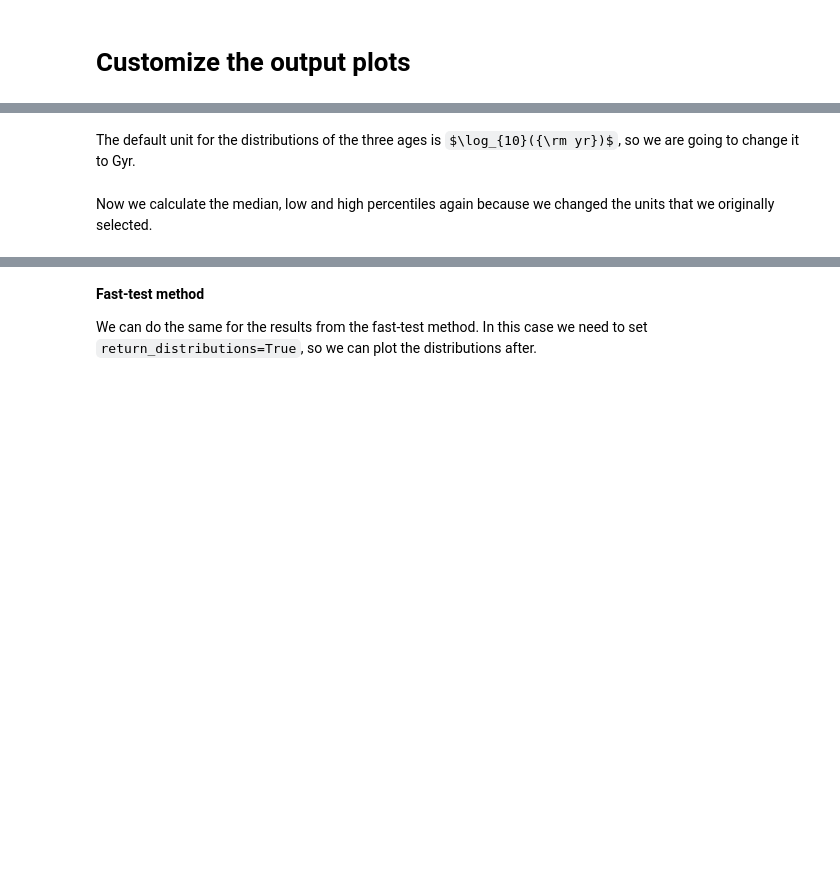
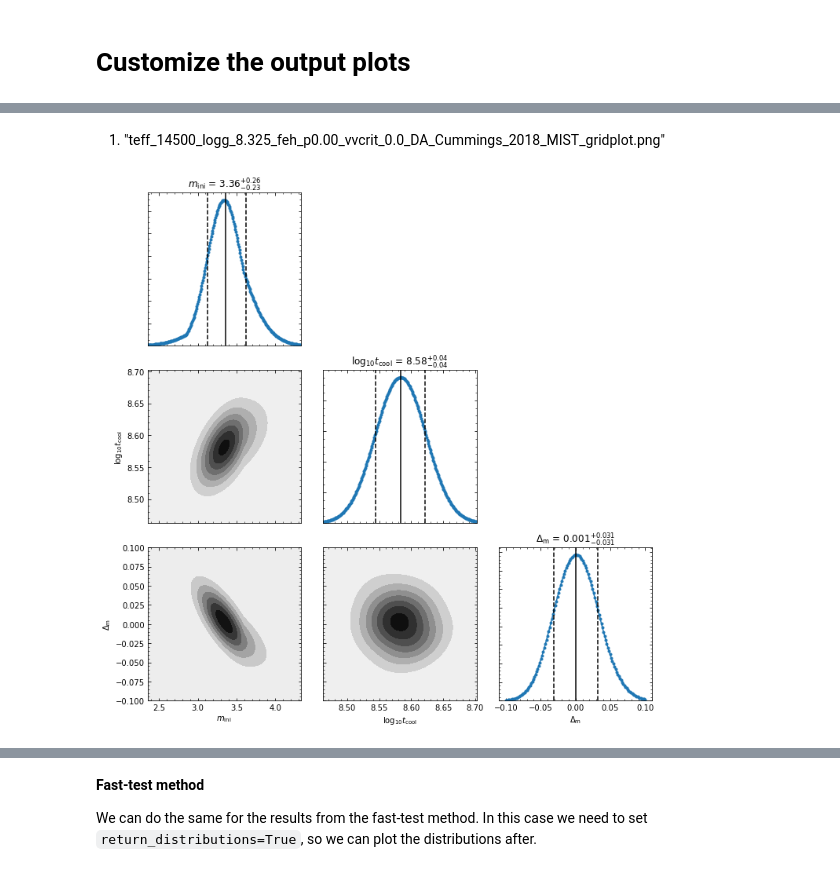
Before and after one commit to rkiman/wdwarfdate, a Jupyter notebook: docs/source/tutorials/customize_plots.ipynb, the cells around one changed output, grey strips where cells are left out. Cells and saved outputs as stored; diff of their text form; code cells hidden in the pictures; some formulas as TeX source; blank space fills up the shorter version.

```diff
--- a/docs/source/tutorials/customize_plots.ipynb
+++ b/docs/source/tutorials/customize_plots.ipynb
@@ -81,2 +43,0 @@ ln_ms_age, ln_cooling_age, ln_total_age, initial_mass, final_mass = WD.get_distr
-# %% [markdown]
-The default unit for the distributions of the three ages is $\log_{10}({\rm yr})$, so we are going to change it to Gyr.
@@ -87,2 +43,0 @@ res_tot_age = (10 ** ln_total_age)/1e9
-# %% [markdown]
-Now we calculate the median, low and high percentiles again because we changed the units that we originally selected.
@@ -92,0 +44,64 @@ results = wdwarfdate.calc_percentiles(res_ms_age, res_cool_age, res_tot_age,
+# %% [markdown]
+1) "teff_14500_logg_8.325_feh_p0.00_vvcrit_0.0_DA_Cummings_2018_MIST_gridplot.png"
+# %%
+params_label = [r'$m_{\rm ini}$', r'$\log _{10} t_{\rm cool}$',
+                        r'$\Delta _{\rm m}$']
+res = [WD.mi_median, WD.log10_tcool_median, WD.delta_m_median]
+res_err_low = [WD.mi_err_low, WD.log10_tcool_err_low, WD.delta_m_err_low]
+res_err_high = [WD.mi_err_high, WD.log10_tcool_err_high, WD.delta_m_err_high]
+title = r"${{{0:.2f}}}_{{-{1:.2f}}}^{{+{2:.2f}}}$"
+f, axs = plt.subplots(3, 3, figsize=(10, 10), sharex='col')
+
+for i in range(3):
+    for j in range(3):
+        if i == j:
+            # Diagonal plots
+            axs[i, j].plot(WD.params[i], WD.params_prob[i], '.-')
+            axs[i, j].axvline(x=res[i], color='k')
+            axs[i, j].axvline(x=res[i] - res_err_low[i], color='k', linestyle='--')
+            axs[i, j].axvline(x=res[i] + res_err_high[i], color='k', linestyle='--')
+            axs[i, j].set_yticklabels([])
+            axs[i, j].set_ylim(0,)
+            if any(np.array([np.round(res[i], 2), np.round(res_err_low[i], 2),
+                             np.round(res_err_high[i], 2)]) == 0):
+                dec_num = 2
+                while any(np.array([np.round(res[i], dec_num),
+                                    np.round(res_err_low[i], dec_num),
+                                    np.round(res_err_high[i], dec_num)]) == 0):
+                    dec_num += 1
+                    title2 = r"${{{0:." + str(dec_num) + "f}}}_{{-{1:." + str(dec_num) + "f}}}^{{+{2:." + str(
+                        dec_num) + "f}}}$"
+                    axs[i, j].set_title(params_label[i] + ' = ' + title2.format(np.round(res[i], dec_num),
+                                                                                np.round(res_err_low[i],
+                                                                                         dec_num),
+                                                                                np.round(res_err_high[i],
+                                                                                         dec_num)))
+            else:
+                axs[i, j].set_title(params_label[i] + ' = ' + title.format(np.round(res[i], 2),
+                                                                           np.round(res_err_low[i], 2),
+                                                                           np.round(res_err_high[i], 2)))
+        elif i > j:
+            # Out of diagonal plots
+            options = np.array([0, 1, 2])
+            mask = np.array([x not in [i, j] for x in options])
+            axis_sum = options[mask][0]
+            axs[i, j].contourf(WD.params[j], WD.params[i], np.nansum(WD.posterior, axis=(axis_sum)).transpose(),
+                               cmap='gist_yarg')
+            if j == 1:
+                axs[i, j].set_yticklabels([])
+        else:
+            f.delaxes(axs[i, j])
+
+        if i == 2:
+            axs[i, j].set_xlabel(params_label[j])
+
+        if j == 0 and i != 0:
+            axs[i, j].set_ylabel(params_label[i])
+
+        axs[i, j].tick_params('both', direction='in', top=True, right=True)
+        axs[i, j].minorticks_on()
+        axs[i, j].tick_params('both', which='minor', direction='in', top=True, right=True)
+plt.tight_layout()
+plt.show()
+# %% [output]
+[figure, added]
```
Also changed, not shown: parts of 24 cells of this notebook.
